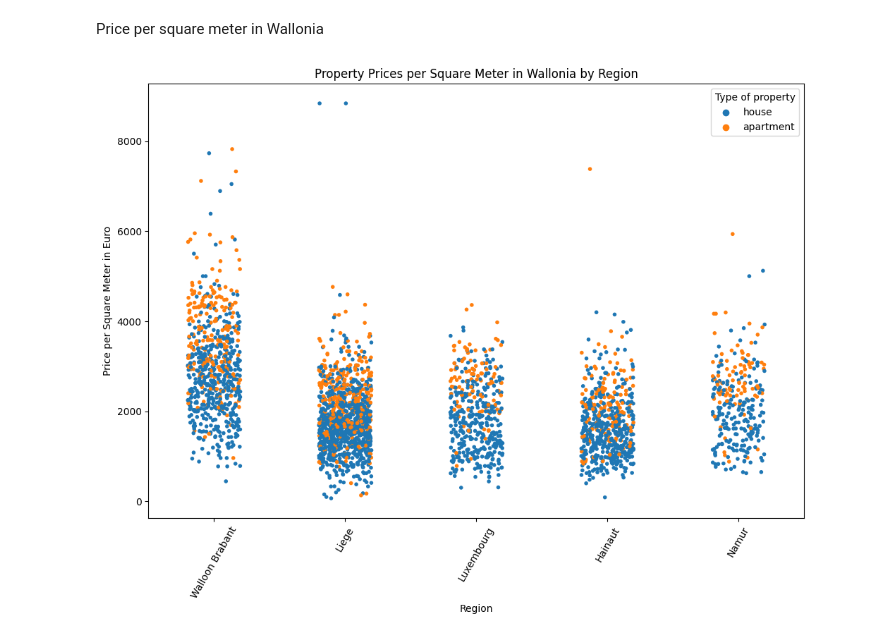
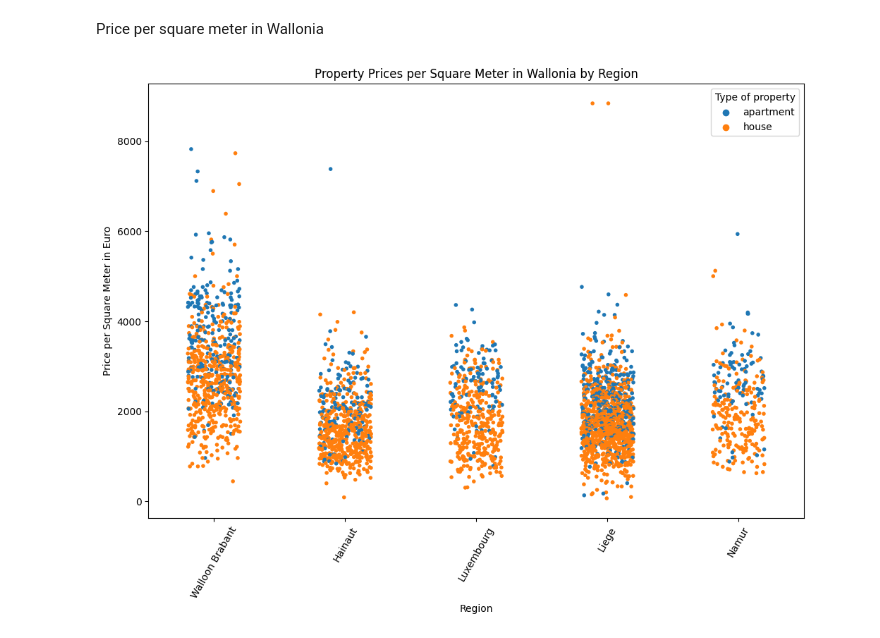
Before and after one commit to MakotoUwu/challenge-data-analysis, a Jupyter notebook: data_Wal.ipynb, the cells around one changed output. Saved outputs shown, nothing was run; the diff lists cells and outputs as text; code cells hidden in the pictures.

```diff
--- a/data_Wal.ipynb
+++ b/data_Wal.ipynb
@@ -121,33 +130,25 @@ plt.show()
 # %% [markdown]
 Price per square meter in Wallonia
 # %%
-# Remove rows with 'Unknown' Region
-df = df[df.Region != 'Unknown']
-
-# Convert 'Price of property in euro' and 'Zip code' to numeric, handling errors
-df['Price of property in euro'] = pd.to_numeric(df['Price of property in euro'], errors='coerce')
-df['Zip code'] = pd.to_numeric(df['Zip code'], errors='coerce')
-
-# Drop any rows with NaN values resulting from the above conversion
-df = df.dropna(subset=['Price of property in euro', 'Zip code'])
-
 # Calculate price per square meter
-df['Living area'] = pd.to_numeric(df['Living area'], errors='coerce')
+df['Living area'] = pd.to_numeric(df['Living area'], errors='coerce')  # ensure the 'Living area' column is numeric
 df['Price per square meter'] = df['Price of property in euro'] / df['Living area']
 
-# Drop any rows with NaN values resulting from the above calculation
-df = df.dropna(subset=['Price per square meter'])
+# Sort the dataframe by 'Price per square meter' column in descending order
+df = df.sort_values('Price per square meter', ascending=False)
 
-# Create a scatter plot
+# Create a strip plot
 plt.figure(figsize=(12, 8))
 sns.stripplot(data=df, x='Region', y='Price per square meter', hue='Type of property', jitter=0.2, size=4)
 
 plt.xticks(rotation=60)  # Rotate x labels for readability
 plt.title('Property Prices per Square Meter in Wallonia by Region')
 plt.ylabel('Price per Square Meter in Euro')
 plt.xlabel('Region')
 
+# Add legend
 plt.legend(title='Type of property')
+
 plt.show()
 # %% [output]
-[figure, old version]
+[figure, new version]
```
Also changed, not shown: parts of 3 cells of this notebook.
